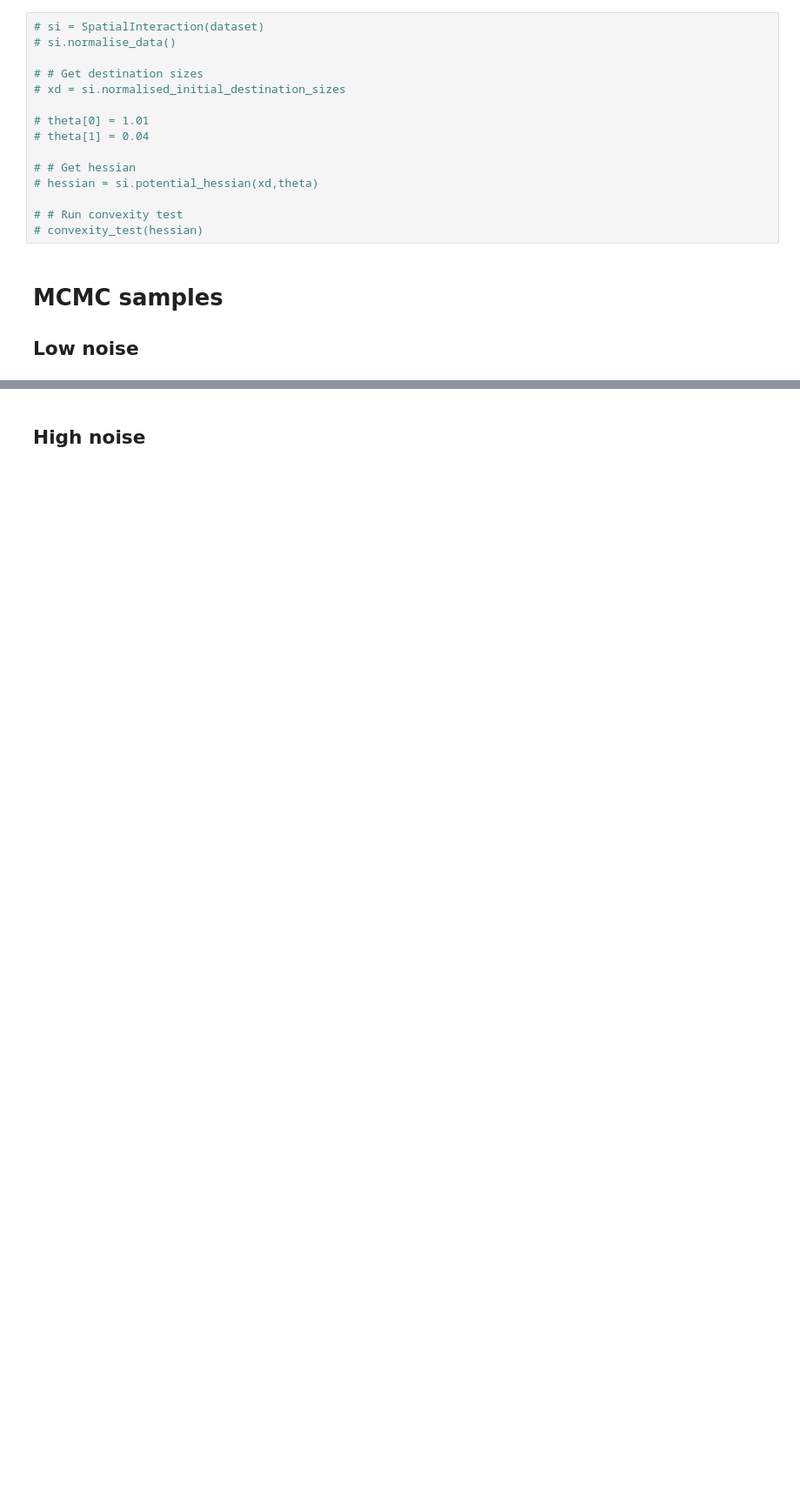
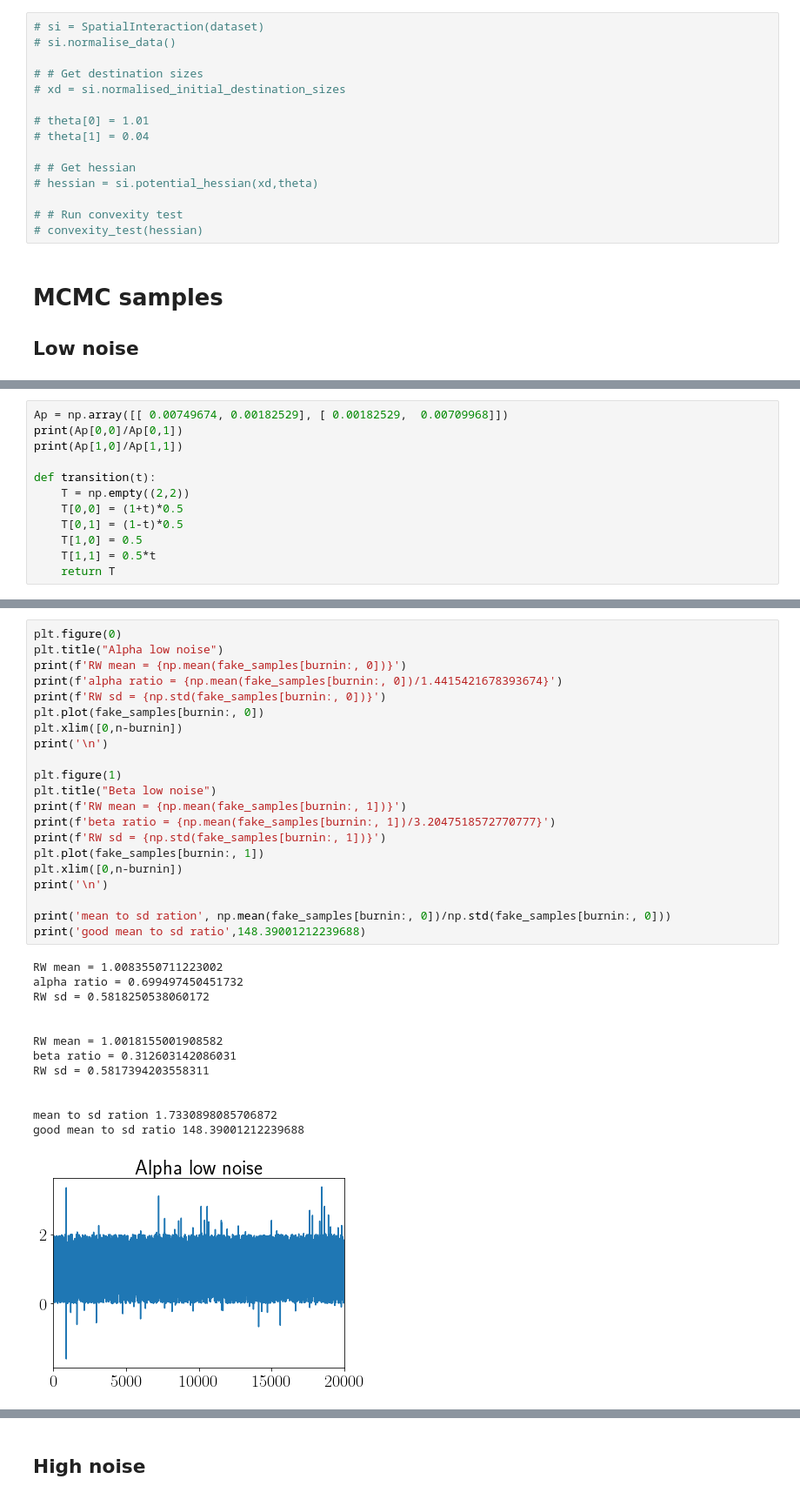
Before and after one commit to YannisZa/stochastic-travel-demand-modelling, a Jupyter notebook: notebooks/commuter_data_sandbox.ipynb, the cells around one changed output, grey strips where cells are left out. Shown: that part at 87% size. Cells and saved outputs as stored; diff of their text form; blank space fills up the shorter version.

```diff
--- a/notebooks/commuter_data_sandbox.ipynb
+++ b/notebooks/commuter_data_sandbox.ipynb
@@ -151,0 +174,12 @@ def convexity_test(M):
+# %%
+Ap = np.array([[ 0.00749674, 0.00182529], [ 0.00182529,  0.00709968]])
+print(Ap[0,0]/Ap[0,1])
+print(Ap[1,0]/Ap[1,1])
+
+def transition(t):
+    T = np.empty((2,2))
+    T[0,0] = (1+t)*0.5
+    T[0,1] = (1-t)*0.5
+    T[1,0] = 0.5
+    T[1,1] = 0.5*t
+    return T
@@ -151,0 +267,35 @@ def convexity_test(M):
+# %%
+plt.figure(0)
+plt.title("Alpha low noise")
+print(f'RW mean = {np.mean(fake_samples[burnin:, 0])}')
+print(f'alpha ratio = {np.mean(fake_samples[burnin:, 0])/1.4415421678393674}')
+print(f'RW sd = {np.std(fake_samples[burnin:, 0])}')
+plt.plot(fake_samples[burnin:, 0])
+plt.xlim([0,n-burnin])
+print('\n')
+
+plt.figure(1)
+plt.title("Beta low noise")
+print(f'RW mean = {np.mean(fake_samples[burnin:, 1])}')
+print(f'beta ratio = {np.mean(fake_samples[burnin:, 1])/3.2047518572770777}')
+print(f'RW sd = {np.std(fake_samples[burnin:, 1])}')
+plt.plot(fake_samples[burnin:, 1])
+plt.xlim([0,n-burnin])
+print('\n')
+
+print('mean to sd ration', np.mean(fake_samples[burnin:, 0])/np.std(fake_samples[burnin:, 0]))
+print('good mean to sd ratio',148.39001212239688)
+# %% [output]
+RW mean = 1.0083550711223002
+alpha ratio = 0.699497450451732
+RW sd = 0.5818250538060172
+
+
+RW mean = 1.0018155001908582
+beta ratio = 0.312603142086031
+RW sd = 0.5817394203558311
+
+
+mean to sd ration 1.7330898085706872
+good mean to sd ratio 148.39001212239688
+[figure, added]
```
Also changed, not shown: parts of 69 cells of this notebook, 2 other files.
